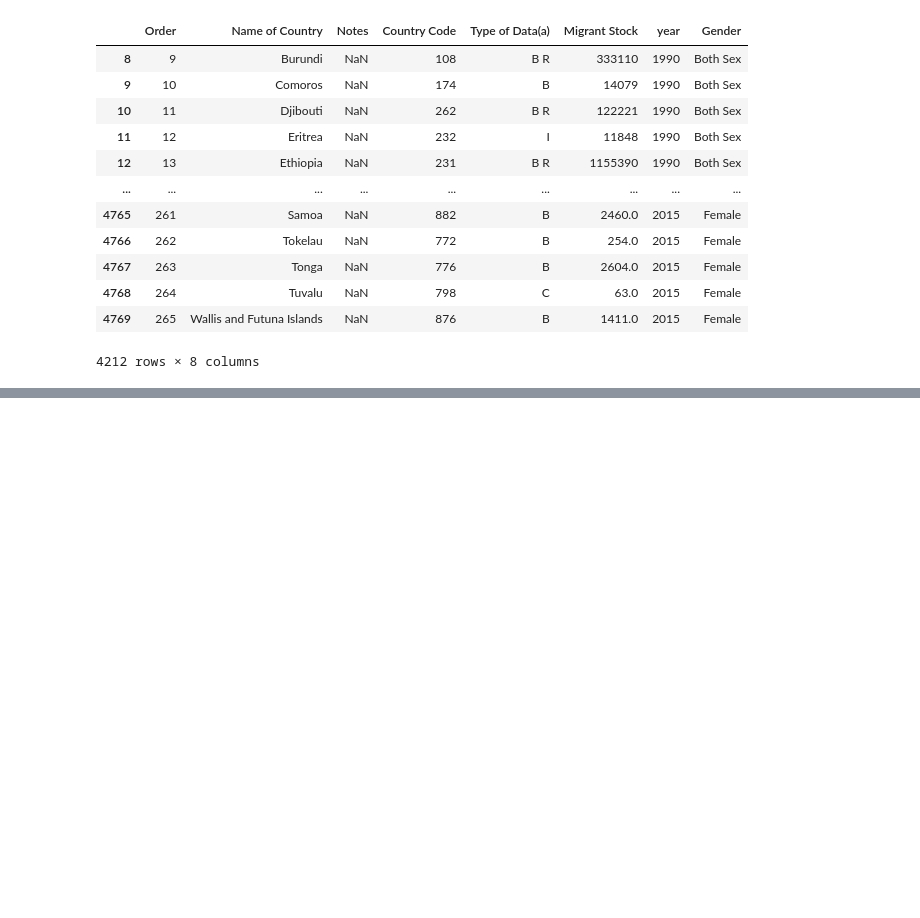
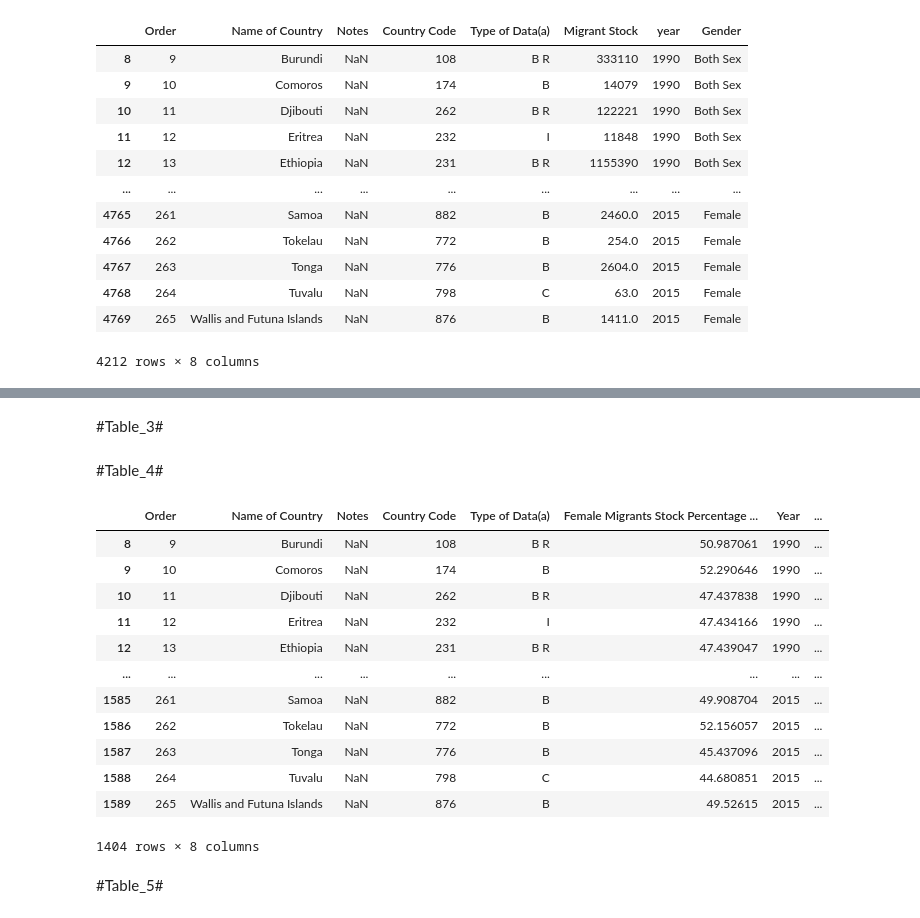
Before and after one commit to zhenwujason/inf1340-ZhenWuJason-Project, a Jupyter notebook: FINAL_INF1340_YankeMo.ipynb, the cells around one changed output, grey strips where cells are left out. Drawn from its saved outputs; the diff is of its cells as text; code cells hidden in the pictures; blank space fills up the shorter version.

```diff
--- a/FINAL_INF1340_YankeMo.ipynb
+++ b/FINAL_INF1340_YankeMo.ipynb
@@ -152,0 +179,2 @@ clean_table1_female.mask(missing, "Missing_value").head(50)
+# %% [markdown]
+#Table_3#
@@ -152,0 +238,69 @@ clean_table1_female.mask(missing, "Missing_value").head(50)
+# %% [markdown]
+#Table_4#
+# %%
+table_4_1 = table_04.drop(table_04.index[0:15])
+#Rename the Columns
+table_4_1.columns=['Order','Name of Country','Notes','Country Code','Type of Data(a)',
+                   '1990 Female Migrants Stock Percentage Performance',
+                   '1995 Female Migrants Stock Percentage Performance',
+                   '2000 Female Migrants Stock Percentage Performance',
+                   '2005 Female Migrants Stock Percentage Performance',
+                   '2010 Female Migrants Stock Percentage Performance',
+                   '2015 Female Migrants Stock Percentage Performance']
+#Melt
+tidy_table_04 = table_4_1.melt(id_vars=["Order","Name of Country","Notes","Country Code","Type of Data(a)"],var_name="Years",value_name="Female Migrants Stock Percentage Performance")
+#Split the Strings
+tidy_table_04=(tidy_table_04.assign(Year = lambda x: x.Years.str[:4].astype(str), Gender = lambda x: x.Years.str[5:11].astype(str)).drop("Years",axis=1))
+tidy_table_04.sort_values(by ='Order').reset_index().drop(columns = 'index')
+# %%
+#Remove Missing Value
+missing_val = [".."]
+missing = tidy_table_04.isin(missing_val)
+table4_RM = tidy_table_04.mask(missing, "Missing_value")
+#Remove Non-Country Variable
+index_def = table4_RM[(table4_RM['Name of Country']=='WORLD')|(table4_RM['Name of Country']=='Developed regions')|(table4_RM['Name of Country']=='Developing regions')|
+                                (table4_RM['Name of Country']=='Sub-Saharan Africa')|
+                                (table4_RM['Name of Country']=='Africa')|
+                                (table4_RM['Name of Country']=='Eastern Africa')|
+                                (table4_RM['Name of Country']=='Middle Africa')|
+                                (table4_RM['Name of Country']=='Northern Africa')|
+                                (table4_RM['Name of Country']=='Southern Africa')|
+                                (table4_RM['Name of Country']=='Western Africa')|
+                                (table4_RM['Name of Country']=='Asia')|
+                                (table4_RM['Name of Country']=='Central Asia')|
+                                (table4_RM['Name of Country']=='Eastern Asia')|
+                                (table4_RM['Name of Country']=='South-Eastern Asia')|
+                                (table4_RM['Name of Country']=='Southern Asia')|
+                                (table4_RM['Name of Country']=='Europe')|
+                                (table4_RM['Name of Country']=='Eastern Europe')|
+                                (table4_RM['Name of Country']=='Northern Europe')|
+                                (table4_RM['Name of Country']=='Southern Europe')|
+                                (table4_RM['Name of Country']=='Western Europe')|
+                                (table4_RM['Name of Country']=='Latin America and the Caribbean')|
+                                (table4_RM['Name of Country']=='Central America')|
+                                (table4_RM['Name of Country']=='South America')|
+                                (table4_RM['Name of Country']=='Central America')|
+                                (table4_RM['Name of Country']=='Northern America')|
+                                (table4_RM['Name of Country']=='Oceania')|
+                                (table4_RM['Name of Country']=='Australia and New Zealand')|
+                                (table4_RM['Name of Country']=='Melanesia')|
+                                (table4_RM['Name of Country']=='Micronesia')|
+                                (table4_RM['Name of Country']=='Polynesia')|
+                                (table4_RM['Name of Country']=='Least developed countries')|
+                                (table4_RM['Name of Country']=='Less developed regions excluding least developed countries')].index
+table4_RMC = table4_RM.drop(index_def)
+table4_RMC
+# %% [output]
+|  | Order | Name of Country | Notes | Country Code | Type of Data(a) | Female Migrants Stock Percentage ... | Year | ... |
+| 8 | 9 | Burundi | NaN | 108 | B R | 50.987061 | 1990 | ... |
+| 9 | 10 | Comoros | NaN | 174 | B | 52.290646 | 1990 | ... |
+| 10 | 11 | Djibouti | NaN | 262 | B R | 47.437838 | 1990 | ... |
+| 11 | 12 | Eritrea | NaN | 232 | I | 47.434166 | 1990 | ... |
+| 12 | 13 | Ethiopia | NaN | 231 | B R | 47.439047 | 1990 | ... |
+| ... | ... | ... | ... | ... | ... | ... | ... | ... |
+| 1585 | 261 | Samoa | NaN | 882 | B | 49.908704 | 2015 | ... |
+| 1586 | 262 | Tokelau | NaN | 772 | B | 52.156057 | 2015 | ... |
+| 1587 | 263 | Tonga | NaN | 776 | B | 45.437096 | 2015 | ... |
+| 1588 | 264 | Tuvalu | NaN | 798 | C | 44.680851 | 2015 | ... |
+| 1589 | 265 | Wallis and Futuna Islands | NaN | 876 | B | 49.52615 | 2015 | ... |
+1404 rows × 8 columns
@@ -152,0 +311,2 @@ clean_table1_female.mask(missing, "Missing_value").head(50)
+# %% [markdown]
+#Table_5#
```
Also changed, not shown: parts of 22 cells of this notebook.
